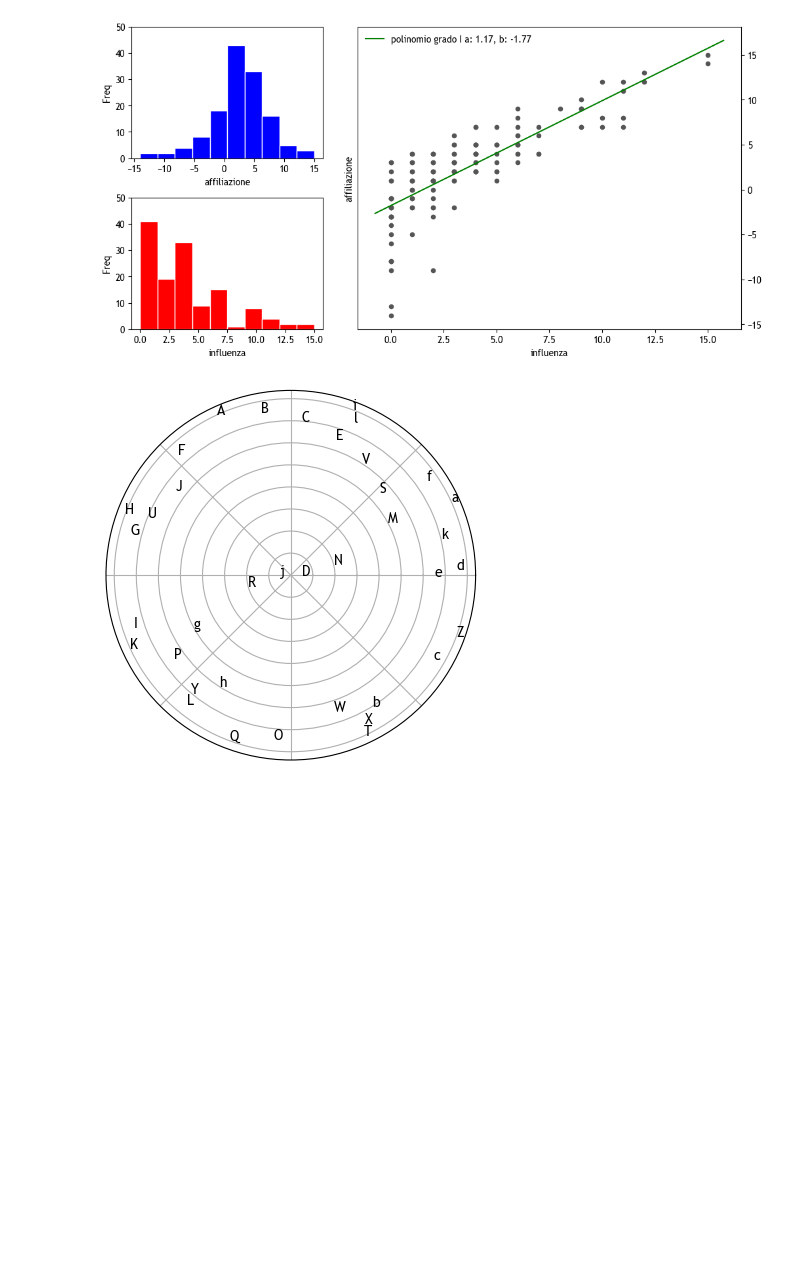
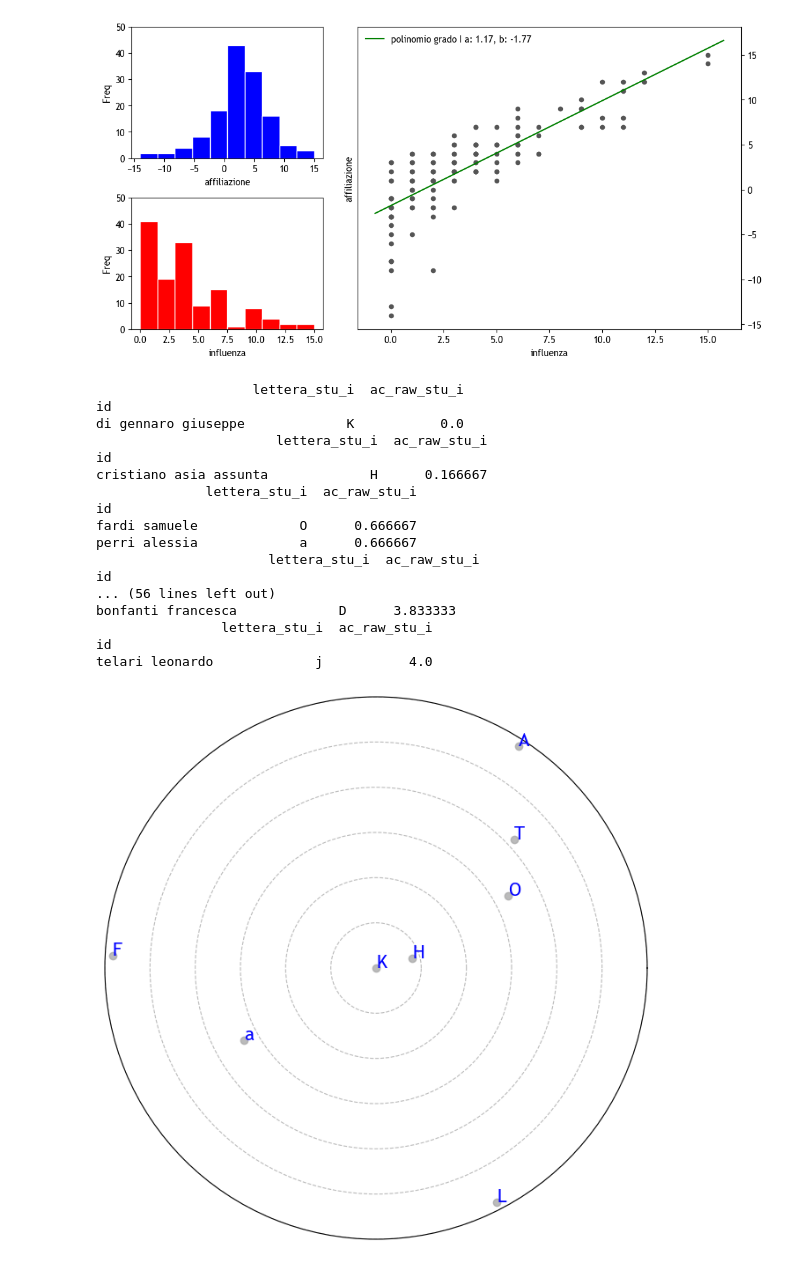
Before and after one commit to alkaest2002/abgrid, a Jupyter notebook: ipython/eda.ipynb, the cells around one changed output. Saved outputs shown, nothing was run; the diff lists cells and outputs as text; code cells hidden in the pictures; blank space fills up the shorter version.

```diff
--- a/ipython/eda.ipynb
+++ b/ipython/eda.ipynb
@@ -71,27 +71,52 @@ idx = pd.IndexSlice
 abgrid_wide_i = abgrid_wide.set_index("id")
 # %%
 # Compute areas and colors
-influence = abgrid_wide_i.loc[:, ["lettera_stu_i", "ic_raw_stu_i"]]
-influence["ic_raw_stu_i"] = influence["ic_raw_stu_i"].rsub(influence["ic_raw_stu_i"].max() +1)
-influence["theta"] = influence["ic_raw_stu_i"].div(2 * np.pi)
 
-fig, ax = plt.subplots(subplot_kw={'projection': 'polar'})
+data = abgrid_wide_i.loc[:, ["lettera_stu_i", "ac_raw_stu_i"]]
 
-ax.grid(True)
+data["ac_raw_stu_i"] = (
+    data["ac_raw_stu_i"]
+        .sub(data["ac_raw_stu_i"].min())
+        .div(data["ac_raw_stu_i"].max() + data["ac_raw_stu_i"].min())
+)
+
+fig, ax = plt.subplots(figsize=(8,8), subplot_kw={'projection': 'polar'})
+
 ax.set_xticklabels([]);
 ax.set_yticklabels([]);
+ax.set_ylim(0,1.2)
+ax.get_xaxis().set_visible(False)
+ax.grid(color= '#bbb', linestyle = '--', linewidth = .8)
 
-for idx, (label, data) in enumerate(influence.groupby(by="ic_raw_stu_i")):
+for idx, (label, group_data) in enumerate(data.groupby(by="ac_raw_stu_i")):
+    print(group_data)
     offset = idx * .25
-    data = data.reset_index(drop=True)
-    nodes = data["lettera_stu_i"].values
-    r = data["ic_raw_stu_i"]
-    slice = (2 * np.pi) / data["ic_raw_stu_i"].shape[0]
-    theta = pd.Series(data["ic_raw_stu_i"].index.values).mul(slice).add(offset)
-    ax.scatter(theta, r, alpha=0)
+    group_data = group_data.reset_index(drop=True)
+    nodes = group_data["lettera_stu_i"].values
+    r = group_data["ac_raw_stu_i"]
+    slice = (2 * np.pi) / group_data["ac_raw_stu_i"].shape[0]
+    theta = pd.Series(group_data["ac_raw_stu_i"].index.values).mul(slice).add(offset)
+    ax.scatter(theta, r, alpha=.8, color="#aaa")
     for i, txt in enumerate(nodes):
-        ax.annotate(txt, (theta[i], r[i]))
+        ax.annotate(txt, (theta[i], r[i]), fontsize=15, color="blue")
 
-fig.savefig("./analysis/polar.png", bbox_inches='tight')
+    fig.savefig("./analysis/polar.svg", bbox_inches='tight')
 # %% [output]
+                    lettera_stu_i  ac_raw_stu_i
+id
+di gennaro giuseppe             K           0.0
+                       lettera_stu_i  ac_raw_stu_i
+id
+cristiano asia assunta             H      0.166667
+              lettera_stu_i  ac_raw_stu_i
+id
+fardi samuele             O      0.666667
+perri alessia             a      0.666667
+                      lettera_stu_i  ac_raw_stu_i
+id
+... (56 lines left out)
+bonfanti francesca             D      3.833333
+                lettera_stu_i  ac_raw_stu_i
+id
+telari leonardo             j           4.0
-[figure, old version]
+[figure, new version]
```
